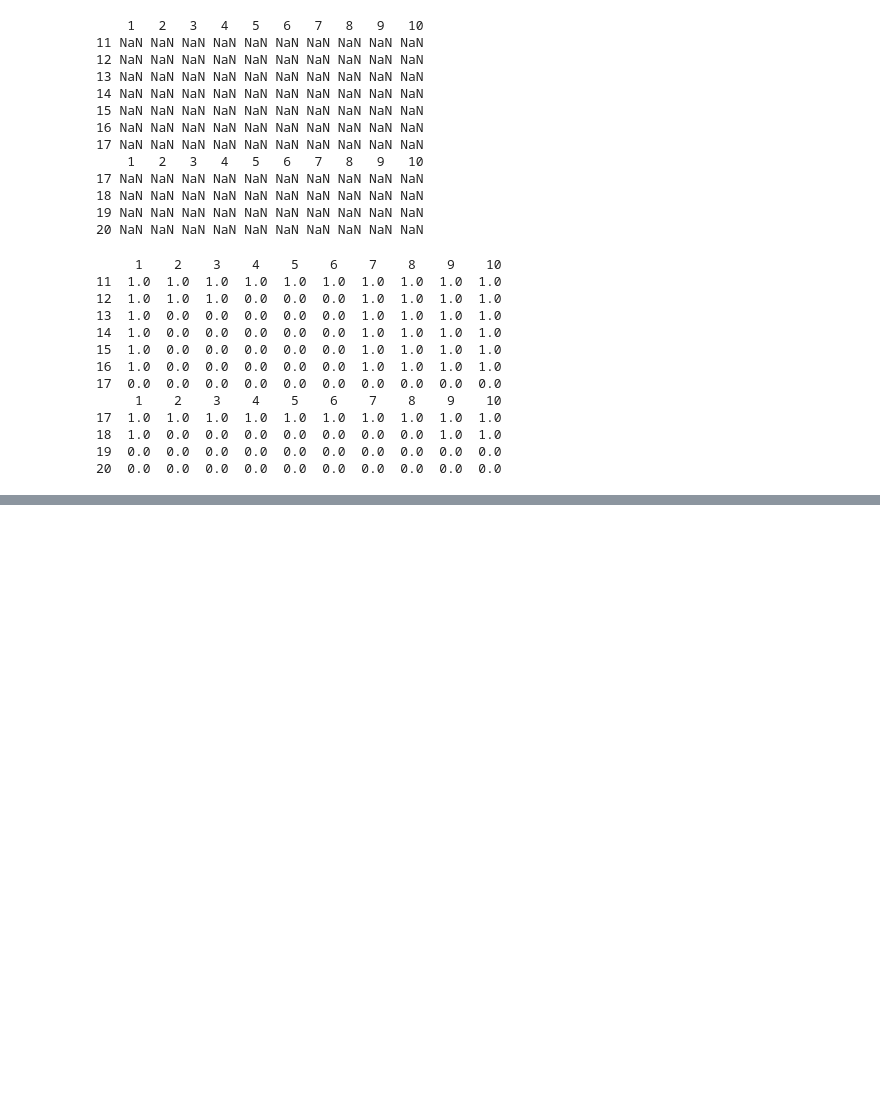
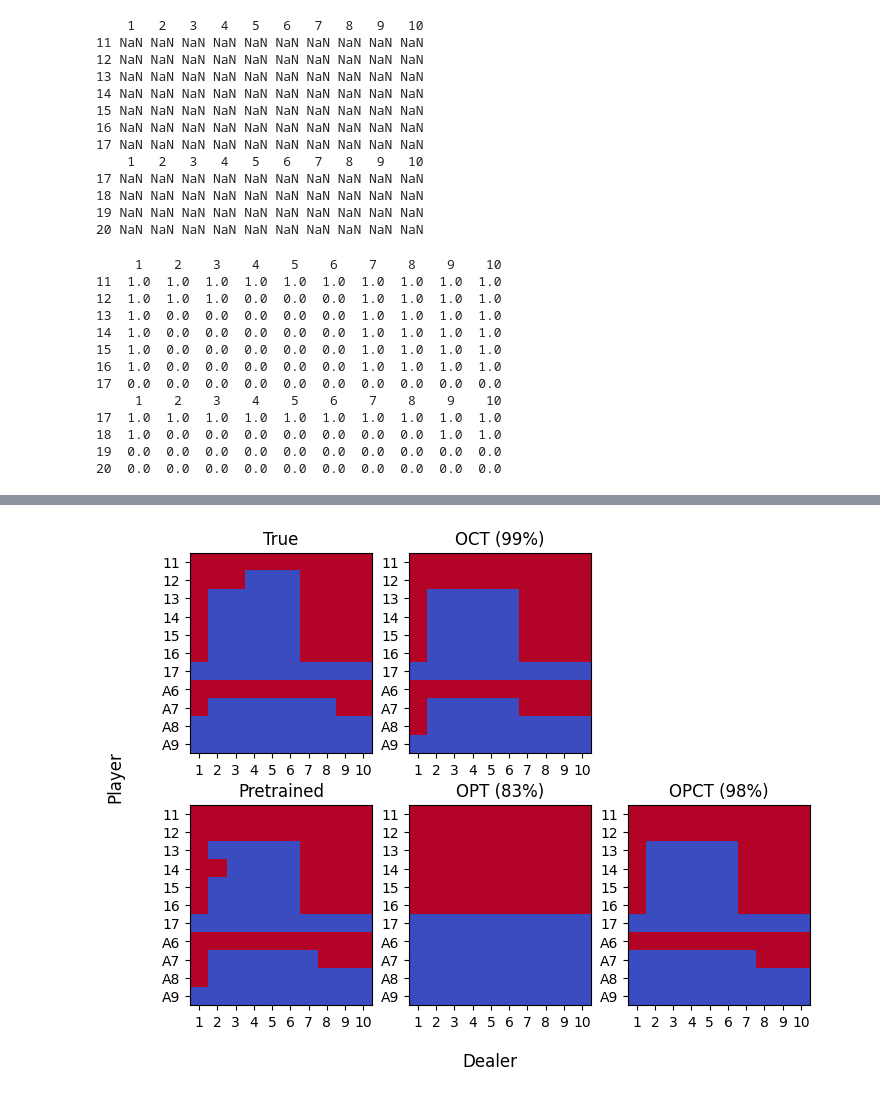
Before and after one commit to pp3si/RL_Opt, a Jupyter notebook: iai_models/blackjack/blackjack_evaluation.ipynb, the cells around one changed output, grey strips where cells are left out. Cells and saved outputs as stored; diff of their text form; code cells hidden in the pictures; blank space fills up the shorter version.

```diff
--- a/iai_models/blackjack/blackjack_evaluation.ipynb
+++ b/iai_models/blackjack/blackjack_evaluation.ipynb
@@ -218,0 +205,22 @@ True        0.43506  0.09064    0.4743   -0.03924
+# %%
+def visualize_policy(mdl_name, title, ax):
+
+    ax.imshow(full_policies[mdl_name], cmap="coolwarm")
+    ax.set_xticks(range(len(policy.columns)))
+    ax.set_xticklabels(policy.columns)
+    ax.set_yticks(range(len(policy.index)))
+    ax.set_yticklabels(policy.index)
+    ax.set_title(title)
+
+fig, ax = plt.subplots(2, 3, figsize=(8, 6))
+visualize_policy("True", "True", ax[0, 0])
+visualize_policy("Pretrained", "Pretrained", ax[1, 0])
+visualize_policy("OCT", f"OCT ({round(summary_df.loc["OCT", "accuracy_pretrained"] * 100)}%)", ax[0, 1])
+visualize_policy("OPT", f"OPT ({round(summary_df.loc["OPT", "accuracy_pretrained"] * 100)}%)", ax[1, 1])
+visualize_policy("OPCT", f"OPCT ({round(summary_df.loc["OPCT", "accuracy_pretrained"] * 100)}%)", ax[1, 2])
+ax[0, 2].remove()
+fig.supxlabel("Dealer")
+fig.supylabel("Player")
+plt.show()
+# %% [output]
+[figure, new version]
```
Also changed, not shown: parts of 8 cells of this notebook, 7 other files.
